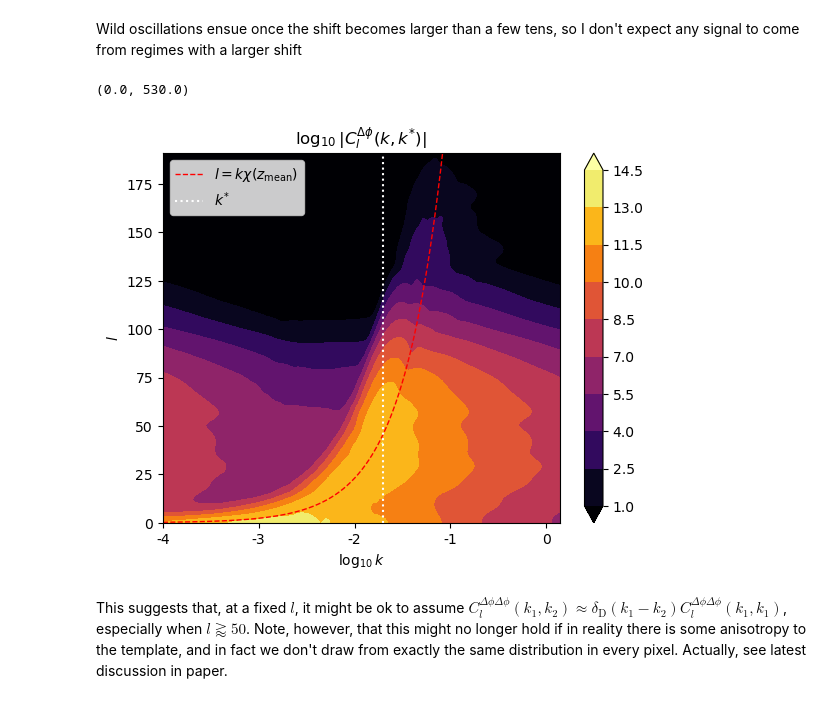
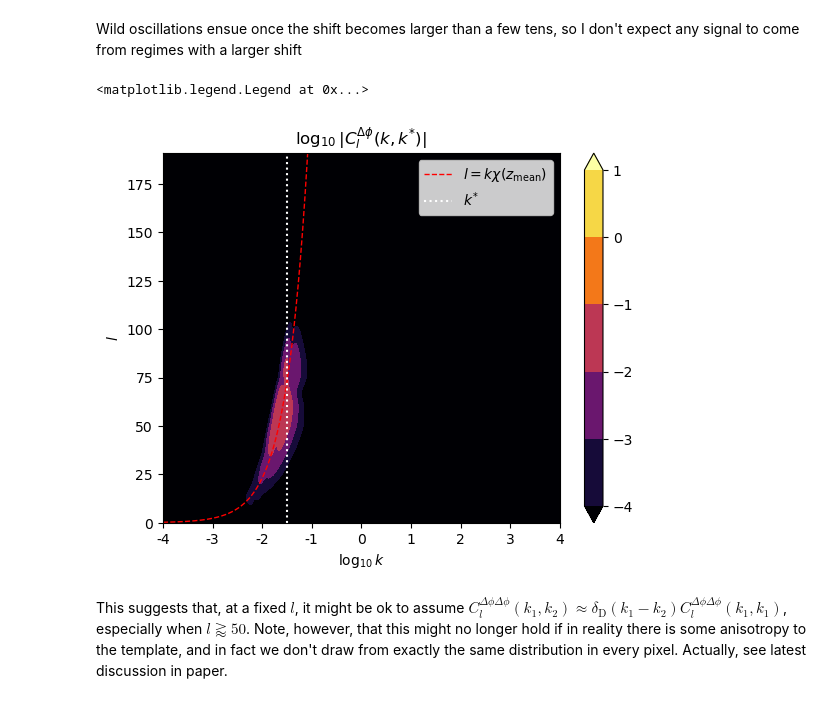
Before and after one commit to abaleato/CARDiAC, a Jupyter notebook: compute_biases.ipynb, the cells around one changed output. Saved outputs shown, nothing was run; the diff lists cells and outputs as text; code cells hidden in the pictures.

```diff
--- a/compute_biases.ipynb
+++ b/compute_biases.ipynb
@@ -65,13 +25,21 @@ Text(0.5, 1.0, 'Fiducial')
 # %%
-# Suppose the central value of the dndz changes across different healpixels
+# Suppose the dndz changes across different healpixels
 nside = 16 # Nside that sets the size of pixels over which dn/dz is constant
 npix = hp.nside2npix(nside)
 
-# Initialize samples in r to be used in FFTLog calculation of the Hankel transforms
+# Initialize samples in r (r is comoviing distance throughout)
 n_samples_of_r = 2**10 # Choose a power of 2
-log_rmin = -4 # Choose integers here
+
+'''
+log_rmin = 1 # Choose integers here
 log_rmax = 4 # Choose integers here
 r_array = np.logspace(log_rmin,log_rmax,n_samples_of_r)
+'''
+lin_rmin = Planck18.comoving_distance(z_min_int).value
+lin_rmax = Planck18.comoving_distance(z_max_int).value
+r_array = np.linspace(lin_rmin,lin_rmax,n_samples_of_r)
+
+
 # Get the redshift corresponding to these values of r in the Planck18 cosmology
 z_array = np.zeros((npix, n_samples_of_r))
 for i, r in enumerate(r_array):
@@ -450,17 +459,0 @@ Calculate the other, simpler multiplicative term
-# %%
-def integrand_simple_mult_term(r, small_l, phi_normalization):
-    '''
-    Integrand for the simpler of the two multiplicative bias terms, in the Limber approximation.
-    Requires globally-defined Pkgg_interp(k), interpolated in k and assumed to be z-idependent
-    '''
-    z_of_r = z_at_value(Planck18.comoving_distance, r* u.Mpc)
-    return 2 * (Planck18.H(z_of_r) / c / r).value**2 * Pkgg_interp((small_l+0.5)/r) * phi(r, phi_normalization) * interp_delta_p_00_of_r(r) /np.sqrt(np.pi)
-
-interp_delta_p_00_of_r = interp1d(r_array, delta_p_lm_of_r[hp.Alm.getidx(lmax, 0, 0),:])
-
-mult_bias = np.zeros_like(conv_bias_ells, dtype=float)
-
-for i, l in enumerate(conv_bias_ells):
-    print('Working on l={}; iteration {}/{}'.format(l, i+1, len(conv_bias_ells)))
-    mult_bias[i], error = quadrature(integrand_simple_mult_term, Planck18.comoving_distance(z_min_int).value,
-                                       Planck18.comoving_distance(z_max_int).value, args=(l, phi_norm), maxiter=500, tol=1e-9)
@@ -511,20 +498,20 @@ Working on l=186; iteration 5/5
 # %% [markdown]
 Get the unbiased Clgg for comparison
 # %%
-def integrand_unbiased_auto_term(r, small_l, phi_normalization):
+def integrand_unbiased_auto_term(r, small_l):
     '''
     Integrand for the unbiased Clgg auto spectrum in the Limber approximation.
     Requires globally-defined Pkgg_interp(k), interpolated in k and assumed to be z-idependent
     '''
     z_of_r = z_at_value(Planck18.comoving_distance, r* u.Mpc)
-    return (Planck18.H(z_of_r) / c).value**2 * Pkgg_interp((small_l+0.5)/r) * r**(-2) * phi(r, phi_normalization)**2
+    return (Planck18.H(z_of_r) / c).value**2 * Pkgg_interp((small_l+0.5)/r) * r**(-2) * phi_fid(r)**2
 
 clgg_unbiased = np.zeros_like(conv_bias_ells, dtype=float)
 
 for i, l in enumerate(conv_bias_ells):
     print('Working on l={}; iteration {}/{}'.format(l, i+1, len(conv_bias_ells)))
     clgg_unbiased[i], error = quadrature(integrand_unbiased_auto_term, Planck18.comoving_distance(z_min_int).value,
-                                       Planck18.comoving_distance(z_max_int).value, args=(l, phi_norm), maxiter=1000, tol=1e-9)
+                                       Planck18.comoving_distance(z_max_int).value, args=(l), maxiter=1000, tol=1e-9)
 # %% [output]
 Working on l=31; iteration 1/5
 Working on l=74; iteration 2/5
@@ -623,7 +703,7 @@ plt.ylim([1e-9,1e16])
 X, Y = np.meshgrid(np.arange(len(k_array)), np.arange(lmax+1))
 Z = np.log10(np.diagonal(Cl_deltap_of_k1_k2, axis1=1, axis2=2))
 # %%
-contours = np.arange(1,16,1.5)
+contours = np.arange(-4,2,1)
 
 # Smooth array with a Gaussian filter for plotting purposes
 Z_smoothed = gaussian_filter(Z, sigma=3)
@@ -644,5 +724,5 @@ plt.legend()
 plt.title(r'$\mathrm{log}_{10} \, C_l^{\Delta \phi}(k)$')
 plt.colorbar(location='right')
 
-ax.set_xlim([0,530])
+#ax.set_xlim([0,530])
 # %% [output]
@@ -670,34 +750,34 @@ plt.legend()
 # %% [markdown]
 Wild oscillations ensue once the shift becomes larger than a few tens, so I don't expect any signal to come from regimes with a larger shift
 # %%
-k_idx = np.where(np.log10(k_array)>-1.7)[0][0]
+k_idx = np.where(np.log10(k_array)>-1.5)[0][0]
 
 Z_fixed_k = np.log10(np.abs(Cl_deltap_of_k1_k2[:,:,k_idx]))
 # Smooth array with a Gaussian filter for plotting purposes
 Z_fixed_k_smoothed = gaussian_filter(Z_fixed_k, sigma=3)
 
 plt.contourf(X, Y, Z_fixed_k_smoothed, levels=contours, cmap='inferno', extend='both')
 
 plt.xlabel(r'$\mathrm{log}_{10}\,k$')
 plt.ylabel(r'$l$')
 
 ax = plt.gca()
 ax.plot(k_array*Planck18.comoving_distance(z_mean).value, color='r', ls='--', lw=1, label=r'$l=k \chi(z_{\mathrm{mean}})$')
 ax.set_ylim([0,lmax])
 
 label_locs = np.arange(int(round(np.log10(np.min(k_array)),0)), int(round(np.log10(np.max(k_array)),0))+1, 1)
 ax.set_xticks(np.linspace(0, len(k_array), len(label_locs)))
 ax.set_xticklabels(label_locs.astype('str'))
 
 plt.title(r'$\mathrm{log}_{10} \, |C_l^{\Delta \phi}(k,k^{*})|$')
 plt.colorbar(location='right')
 
 ax.axvline(k_idx, label=r'$k^{*}$', ls=':', color='w')
 plt.legend()
-ax.set_xlim([0,530])
+#ax.set_xlim([0,530])
 # %% [output]
-(0.0, 530.0)
+<matplotlib.legend.Legend at 0x...>
-[figure, old version]
+[figure, new version]
 # %% [markdown]
 This suggests that, at a fixed $l$, it might be ok to assume  $C^{\Delta \phi \Delta \phi}_l(k_1,k_2) \approx \delta_{\mathrm{D}}(k_1-k_2)C^{\Delta \phi \Delta \phi}_l(k_1,k_1)$, especially when $l\gtrapprox 50$. Note, however, that this might no longer hold if in reality there is some anisotropy to the template, and in fact we don't draw from exactly the same distribution in every pixel. Actually, see latest discussion in paper.
 # %% [markdown]
```
Also changed, not shown: parts of 23 cells of this notebook.
